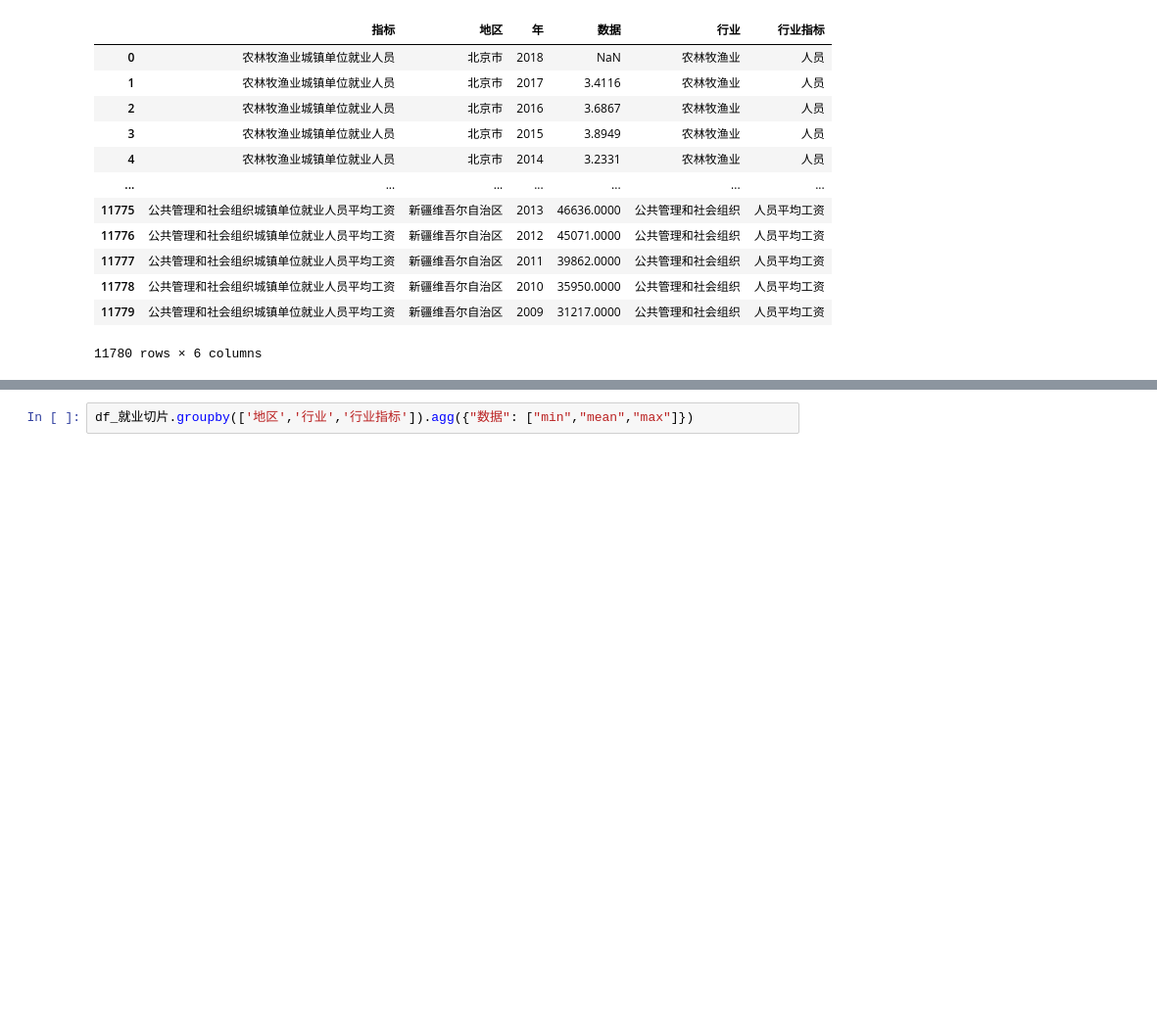
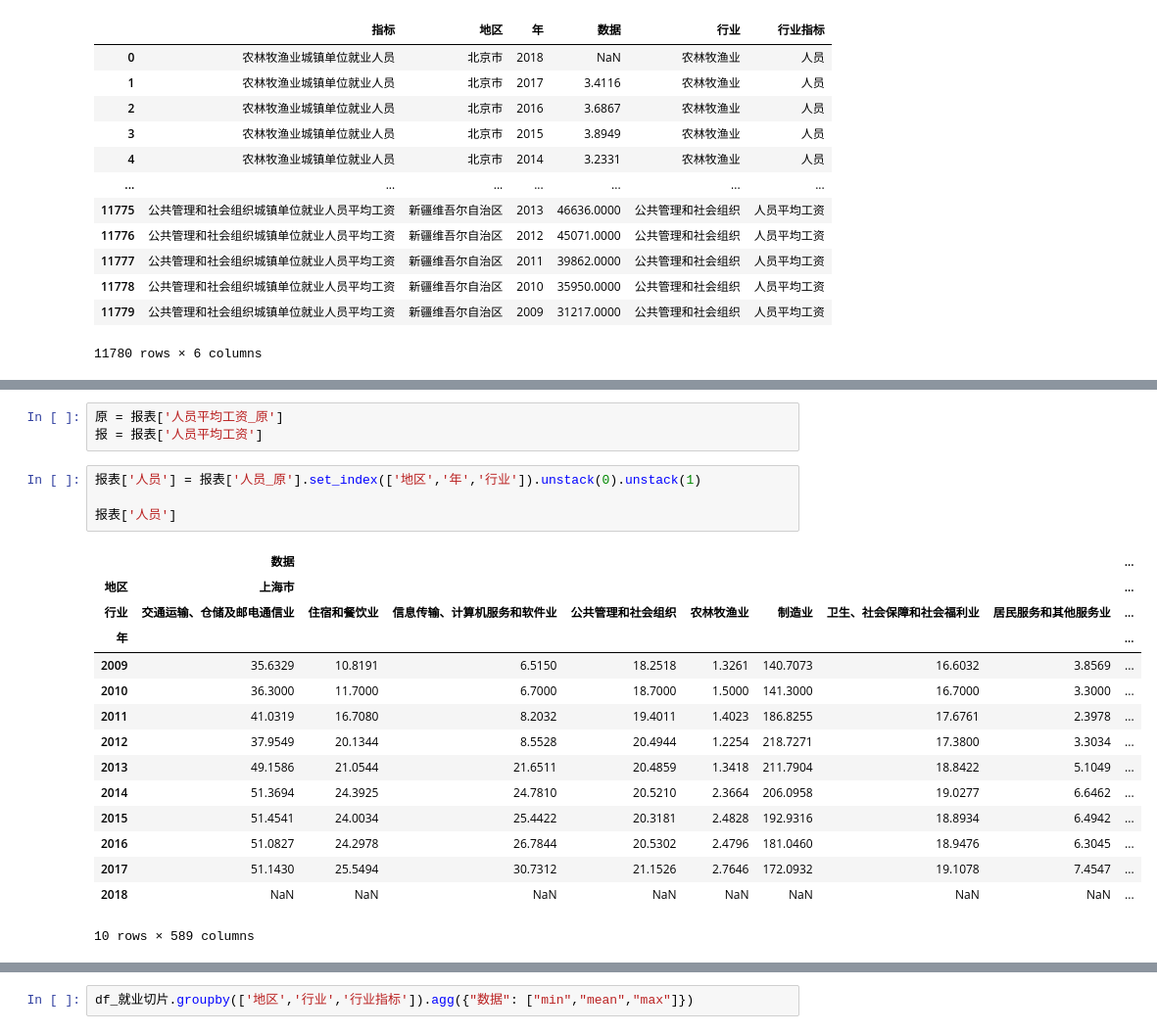
Before and after one commit to EasonQXF/pandas_Python, a Jupyter notebook: pandas_week06/week06_181013040.ipynb, the cells around one changed output, grey strips where cells are left out. Shown: that part at 98% size. Drawn from its saved outputs; the diff is of its cells as text; blank space fills up the shorter version.

```diff
--- a/pandas_week06/week06_181013040.ipynb
+++ b/pandas_week06/week06_181013040.ipynb
@@ -328,0 +367,23 @@ df_就业切片
+# %%
+原 = 报表['人员平均工资_原']
+报 = 报表['人员平均工资']
+# %%
+报表['人员'] = 报表['人员_原'].set_index(['地区','年','行业']).unstack(0).unstack(1)
+
+报表['人员']
+# %% [output]
+|  | 数据 |  |  |  |  |  |  |  | ... |
+| 地区 | 上海市 |  |  |  |  |  |  |  | ... |
+| 行业 | 交通运输、仓储及邮电通信业 | 住宿和餐饮业 | 信息传输、计算机服务和软件业 | 公共管理和社会组织 | 农林牧渔业 | 制造业 | 卫生、社会保障和社会福利业 | 居民服务和其他服务业 | ... |
+| 年 |  |  |  |  |  |  |  |  | ... |
+| 2009 | 35.6329 | 10.8191 | 6.5150 | 18.2518 | 1.3261 | 140.7073 | 16.6032 | 3.8569 | ... |
+| 2010 | 36.3000 | 11.7000 | 6.7000 | 18.7000 | 1.5000 | 141.3000 | 16.7000 | 3.3000 | ... |
+| 2011 | 41.0319 | 16.7080 | 8.2032 | 19.4011 | 1.4023 | 186.8255 | 17.6761 | 2.3978 | ... |
+| 2012 | 37.9549 | 20.1344 | 8.5528 | 20.4944 | 1.2254 | 218.7271 | 17.3800 | 3.3034 | ... |
+| 2013 | 49.1586 | 21.0544 | 21.6511 | 20.4859 | 1.3418 | 211.7904 | 18.8422 | 5.1049 | ... |
+| 2014 | 51.3694 | 24.3925 | 24.7810 | 20.5210 | 2.3664 | 206.0958 | 19.0277 | 6.6462 | ... |
+| 2015 | 51.4541 | 24.0034 | 25.4422 | 20.3181 | 2.4828 | 192.9316 | 18.8934 | 6.4942 | ... |
+| 2016 | 51.0827 | 24.2978 | 26.7844 | 20.5302 | 2.4796 | 181.0460 | 18.9476 | 6.3045 | ... |
+| 2017 | 51.1430 | 25.5494 | 30.7312 | 21.1526 | 2.7646 | 172.0932 | 19.1078 | 7.4547 | ... |
+| 2018 | NaN | NaN | NaN | NaN | NaN | NaN | NaN | NaN | ... |
+10 rows × 589 columns
```
Also changed, not shown: parts of 9 cells of this notebook, 12 other files.
